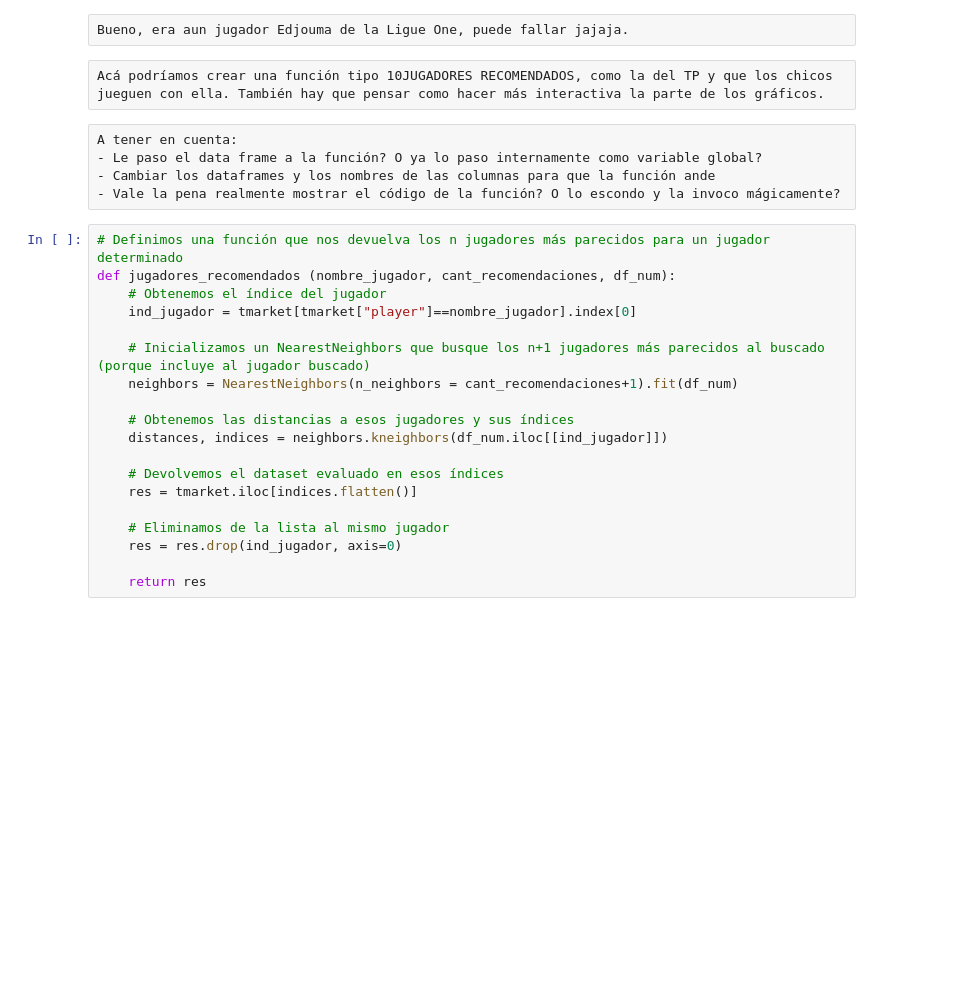
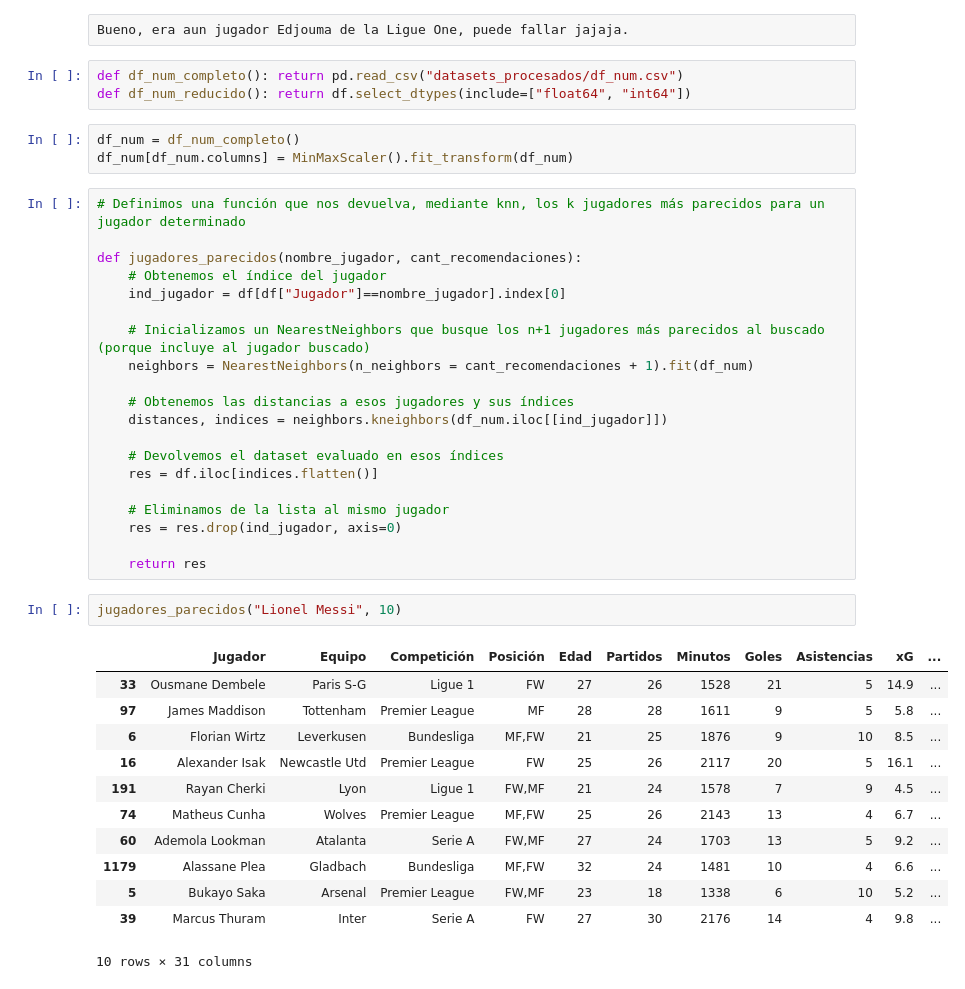
Before and after one commit to faustomartinez/taller-futbol-analytics, a Jupyter notebook: taller.ipynb, the cells around one changed output. Saved outputs shown, nothing was run; the diff lists cells and outputs as text; blank space fills up the shorter version.

```diff
--- a/taller.ipynb
+++ b/taller.ipynb
@@ -188,29 +189,44 @@ df_grafico[(goles_90>1.4) & (xG_90>1.0)]
 1 rows × 31 columns
 # %% [raw]
 Bueno, era aun jugador Edjouma de la Ligue One, puede fallar jajaja.
-# %% [raw]
-Acá podríamos crear una función tipo 10JUGADORES RECOMENDADOS, como la del TP y que los chicos jueguen con ella. También hay que pensar como hacer más interactiva la parte de los gráficos.
-# %% [raw]
-A tener en cuenta:
-- Le paso el data frame a la función? O ya lo paso internamente como variable global?
-- Cambiar los dataframes y los nombres de las columnas para que la función ande
-- Vale la pena realmente mostrar el código de la función? O lo escondo y la invoco mágicamente?
+# %%
+def df_num_completo(): return pd.read_csv("datasets_procesados/df_num.csv")
+def df_num_reducido(): return df.select_dtypes(include=["float64", "int64"])
+# %%
+df_num = df_num_completo()
+df_num[df_num.columns] = MinMaxScaler().fit_transform(df_num)
 # %%
-# Definimos una función que nos devuelva los n jugadores más parecidos para un jugador determinado
-def jugadores_recomendados (nombre_jugador, cant_recomendaciones, df_num):
+# Definimos una función que nos devuelva, mediante knn, los k jugadores más parecidos para un jugador determinado
+
+def jugadores_parecidos(nombre_jugador, cant_recomendaciones):
     # Obtenemos el índice del jugador
-    ind_jugador = tmarket[tmarket["player"]==nombre_jugador].index[0]
+    ind_jugador = df[df["Jugador"]==nombre_jugador].index[0]
 
     # Inicializamos un NearestNeighbors que busque los n+1 jugadores más parecidos al buscado (porque incluye al jugador buscado)
-    neighbors = NearestNeighbors(n_neighbors = cant_recomendaciones+1).fit(df_num)
+    neighbors = NearestNeighbors(n_neighbors = cant_recomendaciones + 1).fit(df_num)
 
     # Obtenemos las distancias a esos jugadores y sus índices
     distances, indices = neighbors.kneighbors(df_num.iloc[[ind_jugador]])
 
     # Devolvemos el dataset evaluado en esos índices
-    res = tmarket.iloc[indices.flatten()]
+    res = df.iloc[indices.flatten()]
 
     # Eliminamos de la lista al mismo jugador
     res = res.drop(ind_jugador, axis=0)
 
     return res
+# %%
+jugadores_parecidos("Lionel Messi", 10)
+# %% [output]
+|  | Jugador | Equipo | Competición | Posición | Edad | Partidos | Minutos | Goles | Asistencias | xG | ... |
+| 33 | Ousmane Dembele | Paris S-G | Ligue 1 | FW | 27 | 26 | 1528 | 21 | 5 | 14.9 | ... |
+| 97 | James Maddison | Tottenham | Premier League | MF | 28 | 28 | 1611 | 9 | 5 | 5.8 | ... |
+| 6 | Florian Wirtz | Leverkusen | Bundesliga | MF,FW | 21 | 25 | 1876 | 9 | 10 | 8.5 | ... |
+| 16 | Alexander Isak | Newcastle Utd | Premier League | FW | 25 | 26 | 2117 | 20 | 5 | 16.1 | ... |
+| 191 | Rayan Cherki | Lyon | Ligue 1 | FW,MF | 21 | 24 | 1578 | 7 | 9 | 4.5 | ... |
+| 74 | Matheus Cunha | Wolves | Premier League | MF,FW | 25 | 26 | 2143 | 13 | 4 | 6.7 | ... |
+| 60 | Ademola Lookman | Atalanta | Serie A | FW,MF | 27 | 24 | 1703 | 13 | 5 | 9.2 | ... |
+| 1179 | Alassane Plea | Gladbach | Bundesliga | MF,FW | 32 | 24 | 1481 | 10 | 4 | 6.6 | ... |
+| 5 | Bukayo Saka | Arsenal | Premier League | FW,MF | 23 | 18 | 1338 | 6 | 10 | 5.2 | ... |
+| 39 | Marcus Thuram | Inter | Serie A | FW | 27 | 30 | 2176 | 14 | 4 | 9.8 | ... |
+10 rows × 31 columns
```
Also changed, not shown: parts of 12 cells of this notebook, 8 other files.
